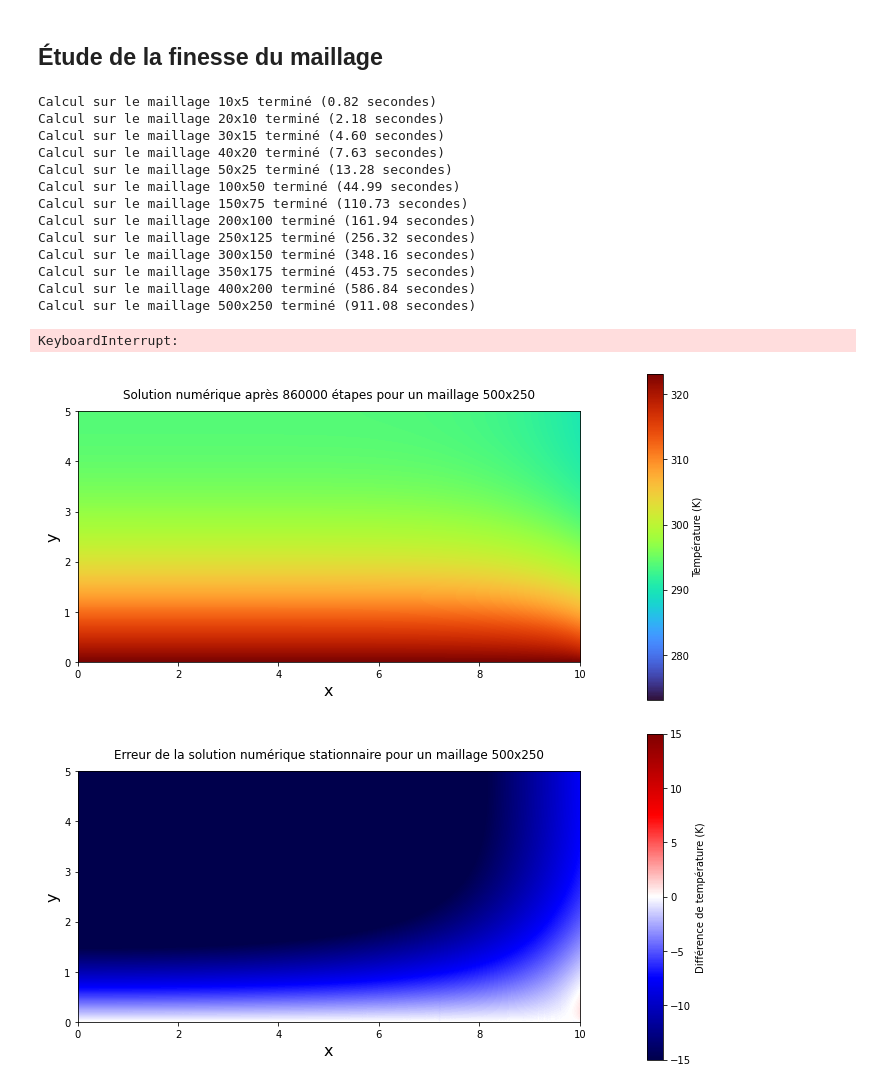
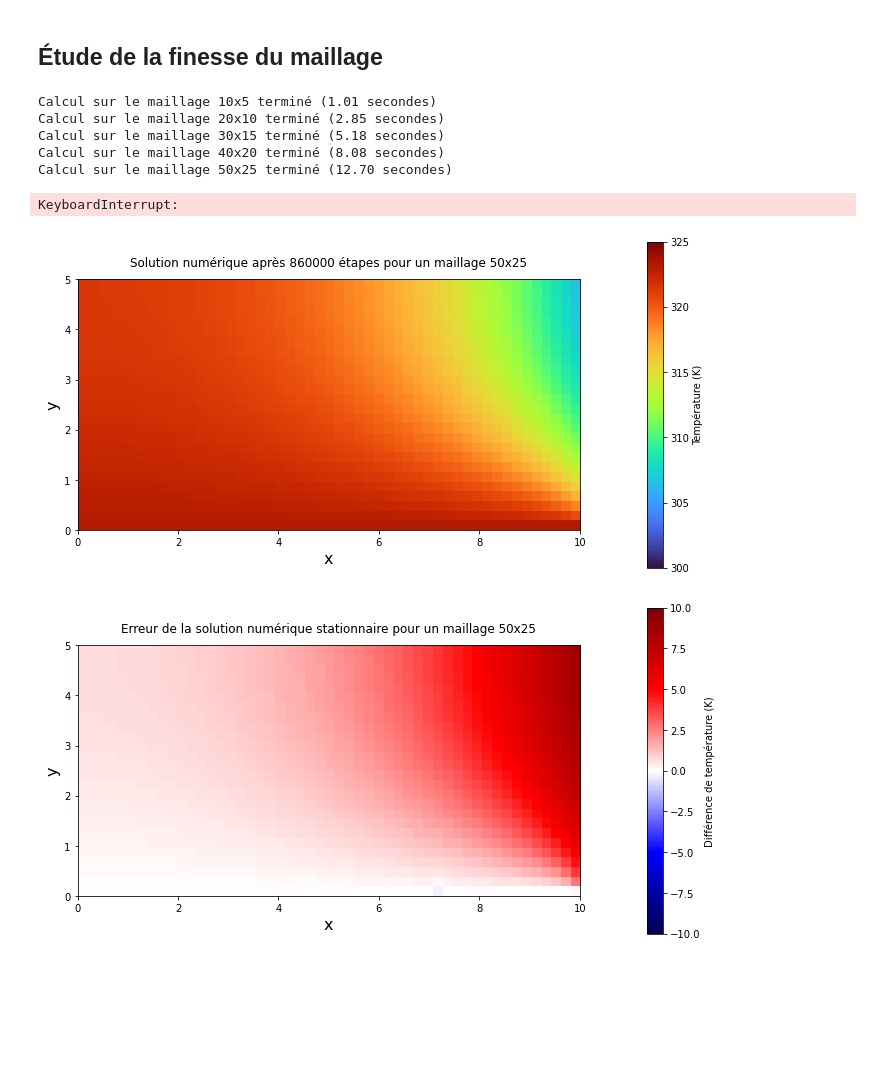
Before and after one commit to mboissiere/methodes-numeriques, a Jupyter notebook: da_capo.ipynb, the cells around one changed output. Cells and saved outputs as stored; diff of their text form; code cells hidden in the pictures; blank space fills up the shorter version.

```diff
--- a/da_capo.ipynb
+++ b/da_capo.ipynb
@@ -481,11 +481,29 @@ plt.show()
 # echelles_N_y = [2, 4, 8, 16, 32, 64, 128, 256, 512, 1024]
 
 echelles_N_y = [5, 10, 15, 20, 25, 50, 75, 100, 125, 150, 175, 200, 250, 500, 750, 1000, 1500, 2500, 5000]
+
+N_y_max = echelles_N_y[-1]
+N_x_max = 2 * N_y_max
 # echelles_N_x = [2*k for k in echelles_N_y]
 
 def mesh_size_variation(scales = echelles_N_y):
     #images_num = []
     #images_diff = []
+
+    # Create directories for saving images
+    if not os.path.exists(f'{folder_path}/maillage_spatial'):
+        os.makedirs(f'{folder_path}/maillage_spatial')
+
+    fig_ana, ax_ana = plt.subplots(figsize=(12, 6))
+    X, Y = compute_XY(N_x_max, N_y_max, L_x, L_y)
+    T_analytique = compute_T_analytique(X, Y)
+    im_ana = ax_ana.imshow(T_analytique, cmap='turbo', origin='lower', extent=[0, L_x, 0, L_y], vmin=300, vmax=325)
+    title_ana = ax_ana.text(0.5, 1.05, '', size=plt.rcParams["axes.titlesize"], ha="center", transform=ax_num.transAxes)
+    ax_ana.set_xlabel('x', fontsize = 16)
+    ax_ana.set_ylabel('y', fontsize = 16)
+    title_ana.set_text(f'Profil analytique - maillage {N_x_max}x{N_y_max}')
+    colorbar_ana = fig_ana.colorbar(im_num, ax=ax_num, label='Température (K)', pad=0.1)
+    fig_ana.savefig(f'{folder_path}/maillage_spatial/analytical_reference_{N_x_max}x{N_y_max}.png')
 
     fig_num, ax_num = plt.subplots(figsize=(12, 6))
     fig_diff, ax_diff = plt.subplots(figsize=(12, 6))
@@ -496,26 +514,23 @@ def mesh_size_variation(scales = echelles_N_y):
     colorbar_num = None
     colorbar_diff = None
 
-    # Create directories for saving images
-    if not os.path.exists(f'{folder_path}/numerical_images'):
-        os.makedirs(f'{folder_path}/numerical_images')
-    if not os.path.exists(f'{folder_path}/error_images'):
-        os.makedirs(f'{folder_path}/error_images')
 
     for N_y in echelles_N_y:
         start_time = time.time()
 
         N_x = 2 * N_y
-        X, Y = compute_XY(N_x, N_y, L_x, L_y)
-        T_analytique = compute_T_analytique(X, Y)
         T_numerique, etapes = methode_ADI(N_x, N_y, L_x, L_y, False)
+        # Ça va chouiner sur le shape des trucs, mais c'est le putain de but. On veut que analytique soit précis,
+        # et que le numérique soit nul au début mais bien après.
+        # Il faut trouver un truc qui a les valeurs du numérique sous-maillé, avec la forme de l'analytique.
+        # À réparer.
         T_delta = T_numerique - T_analytique
 
         end_time = time.time()  # End the timer
         elapsed_time = end_time - start_time  # Calculate elapsed time
         print(f'Calcul sur le maillage {N_x}x{N_y} terminé ({elapsed_time:.2f} secondes)')
 
-        im_num = ax_num.imshow(T_numerique, cmap='turbo', origin='lower', extent=[0, L_x, 0, L_y], vmin=T_a, vmax=T_1)
+        im_num = ax_num.imshow(T_numerique, cmap='turbo', origin='lower', extent=[0, L_x, 0, L_y], vmin=300, vmax=325)
         ax_num.set_xlabel('x', fontsize = 16)
         ax_num.set_ylabel('y', fontsize = 16)
         title_num.set_text(f'Solution numérique après {etapes} étapes pour un maillage {N_x}x{N_y}')
@@ -524,52 +539,44 @@ def mesh_size_variation(scales = echelles_N_y):
         # images_num.append([im_num, title_num])
 
         # Save numerical solution image
-        fig_num.savefig(f'{folder_path}/numerical_images/numerical_solution_{N_x}x{N_y}.png')
+        fig_num.savefig(f'{folder_path}/maillage_spatial/numerical_solution_{N_x}x{N_y}.png')
 
-        im_diff = ax_diff.imshow(T_delta, cmap='seismic', origin='lower', extent=[0, L_x, 0, L_y], vmin=-15, vmax=15)
+        im_diff = ax_diff.imshow(T_delta, cmap='seismic', origin='lower', extent=[0, L_x, 0, L_y], vmin=-10, vmax=10)
         ax_diff.set_xlabel('x', fontsize = 16)
         ax_diff.set_ylabel('y', fontsize = 16)
         title_diff.set_text(f'Erreur de la solution numérique stationnaire pour un maillage {N_x}x{N_y}')
         if colorbar_diff is None:
             colorbar_diff = fig_diff.colorbar(im_diff, ax=ax_diff, label='Différence de température (K)', pad=0.1)
         # images_diff.append([im_diff, title_diff])
 
         # Save error image
-        fig_diff.savefig(f'{folder_path}/error_images/error_{N_x}x{N_y}.png')
+        fig_diff.savefig(f'{folder_path}/maillage_spatial/error_{N_x}x{N_y}.png')
 
     '''# Duplication des dernières images pour avoir une pause sur la fin de l'animation
     images_num.append([im_num, title_num])
     images_diff.append([im_diff, title_diff])
 
     animatedPlot = animation.ArtistAnimation(fig_num, images_num, interval=1000, blit=True)
     animatedPlot.save(f'{folder_path}/animation_numerique_spatiale.mp4', writer='ffmpeg')
 
     animatedPlot = animation.ArtistAnimation(fig_diff, images_diff, interval=1000, blit=True)
     animatedPlot.save(f'{folder_path}/animation_erreur_spatiale.mp4', writer='ffmpeg')'''
 
 mesh_size_variation()
 # Dans l'idéal il faudrait : vraiment séparer tout ce qui est séparable
 # Typiquement ici il y a une redondance parce qu'on a mal calibré les fonctions
 # qui calculent T numériques, qui plottent un delta...
 # et aussi on n'a pas libre choix de L_x et L_y, fin on est parti du principe
 # qu'on prend x = 2y mais on devrait pouvoir le changer librement en haut et que ça
 # se répercute... Bref, mais en attendant ça fait le taf.
 
 #L'animation ne marche pas, tant pis pour si peu d'images.
 # %% [output]
-Calcul sur le maillage 10x5 terminé (0.82 secondes)
-Calcul sur le maillage 20x10 terminé (2.18 secondes)
-Calcul sur le maillage 30x15 terminé (4.60 secondes)
-Calcul sur le maillage 40x20 terminé (7.63 secondes)
-Calcul sur le maillage 50x25 terminé (13.28 secondes)
-Calcul sur le maillage 100x50 terminé (44.99 secondes)
-Calcul sur le maillage 150x75 terminé (110.73 secondes)
-Calcul sur le maillage 200x100 terminé (161.94 secondes)
-Calcul sur le maillage 250x125 terminé (256.32 secondes)
-Calcul sur le maillage 300x150 terminé (348.16 secondes)
-Calcul sur le maillage 350x175 terminé (453.75 secondes)
-Calcul sur le maillage 400x200 terminé (586.84 secondes)
-Calcul sur le maillage 500x250 terminé (911.08 secondes)
+Calcul sur le maillage 10x5 terminé (1.01 secondes)
+Calcul sur le maillage 20x10 terminé (2.85 secondes)
+Calcul sur le maillage 30x15 terminé (5.18 secondes)
+Calcul sur le maillage 40x20 terminé (8.08 secondes)
+Calcul sur le maillage 50x25 terminé (12.70 secondes)
 KeyboardInterrupt:
-[figure, old version]
+[figure, new version]
-[figure, old version]
+[figure, new version]
```
